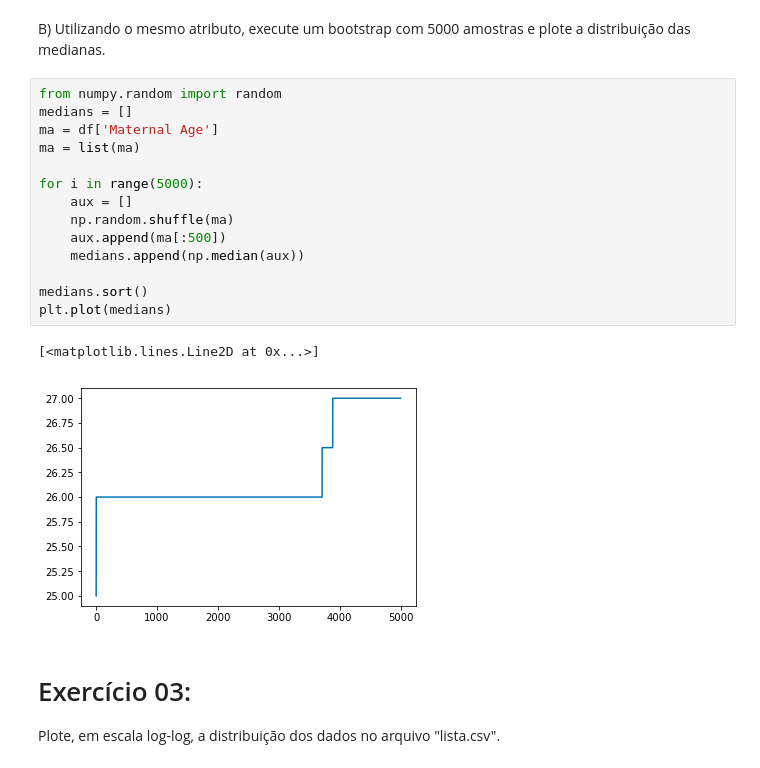
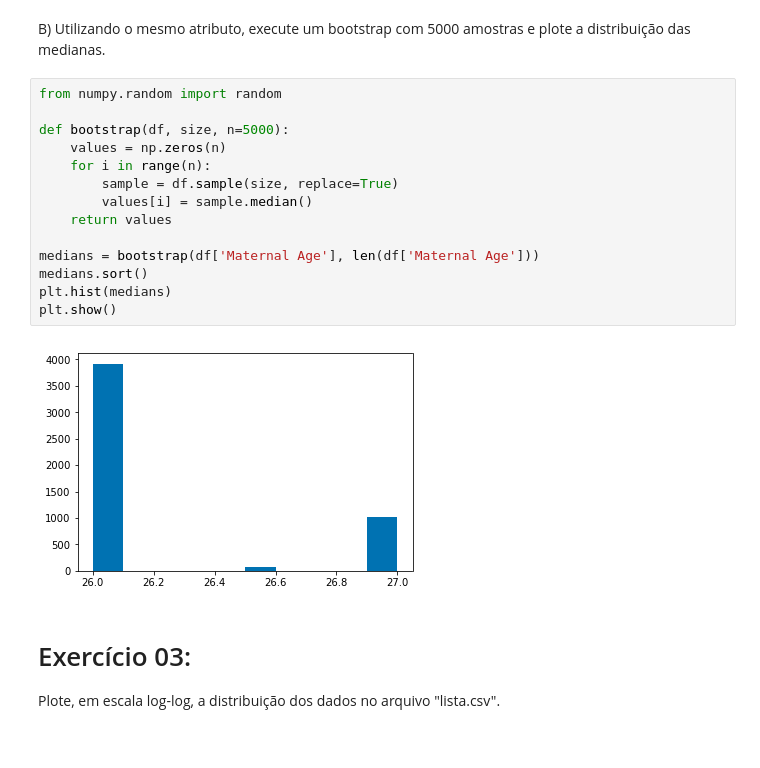
Before and after one commit to brenomatos/icd, a Jupyter notebook: Lista03/Lista03.ipynb, the cells around one changed output. Cells and saved outputs as stored; diff of their text form.

```diff
--- a/Lista03/Lista03.ipynb
+++ b/Lista03/Lista03.ipynb
@@ -93,23 +93,22 @@ plt.show()
 [figure]
 # %% [markdown]
 B) Utilizando o mesmo atributo, execute um bootstrap com 5000 amostras e plote a distribuição das medianas.
-# %%
-from numpy.random import random
-medians = []
-ma = df['Maternal Age']
-ma = list(ma)
-
-for i in range(5000):
-    aux = []
-    np.random.shuffle(ma)
-    aux.append(ma[:500])
-    medians.append(np.median(aux))
-
-medians.sort()
-plt.plot(medians)
-# %% [output]
-[<matplotlib.lines.Line2D at 0x...>]
-[figure, removed]
+# %%
+from numpy.random import random
+
+def bootstrap(df, size, n=5000):
+    values = np.zeros(n)
+    for i in range(n):
+        sample = df.sample(size, replace=True)
+        values[i] = sample.median()
+    return values
+
+medians = bootstrap(df['Maternal Age'], len(df['Maternal Age']))
+medians.sort()
+plt.hist(medians)
+plt.show()
+# %% [output]
+[figure, added]
 # %% [markdown]
 # Exercício 03:
 
```
Also changed, not shown: parts of 8 cells of this notebook.
